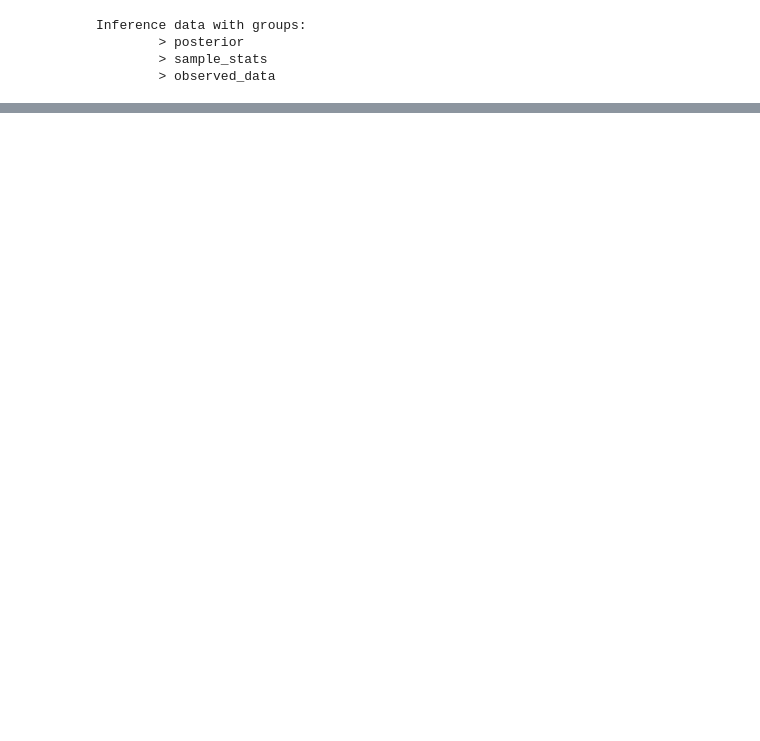
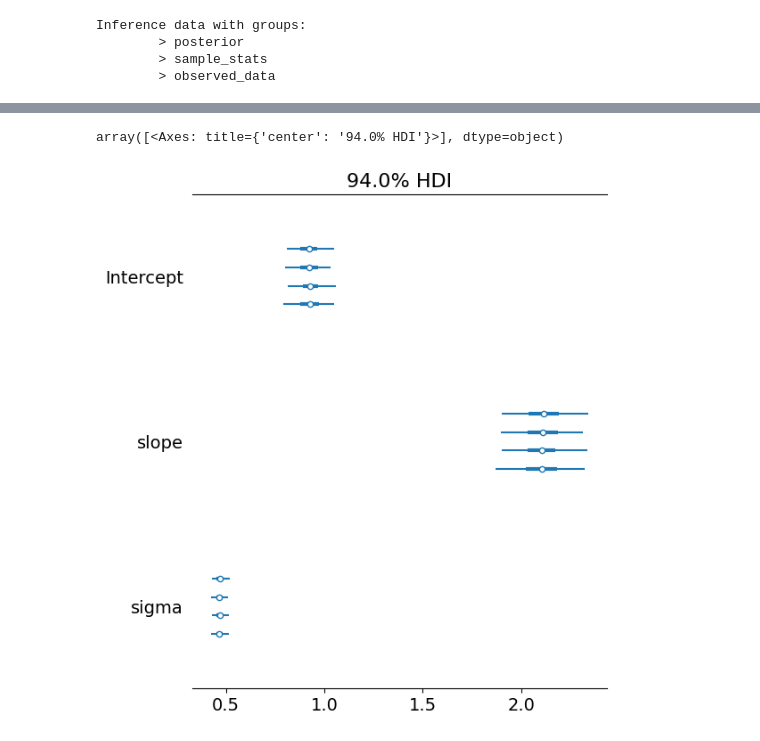
Before and after one commit to banditkings/learning-causal-impact, a Jupyter notebook: notebooks/pymc/0.0-pymc-linear_model.ipynb, the cells around one changed output, grey strips where cells are left out. Cells and saved outputs as stored; diff of their text form; code cells hidden in the pictures; blank space fills up the shorter version.

```diff
--- a/notebooks/pymc/0.0-pymc-linear_model.ipynb
+++ b/notebooks/pymc/0.0-pymc-linear_model.ipynb
@@ -51,12 +93,13 @@ data
 # %% [markdown]
 Model Estimation Syntax with pymc, takes about 5-9 sec.
 # %%
-with Model() as model:  # model specifications in PyMC are wrapped in a with-statement
+with pm.Model() as model:  # model specifications in PyMC are wrapped in a with-statement
     # Define priors
-    sigma = HalfCauchy("sigma", beta=10)
-    intercept = Normal("Intercept", 0, sigma=20)
-    slope = Normal("slope", 0, sigma=20)
+    sigma = pm.HalfCauchy("sigma", beta=10)
+    intercept = pm.Normal("Intercept", 0, sigma=20)
+    slope = pm.Normal("slope", 0, sigma=20)
 
     # Define likelihood
-    likelihood = Normal("y", mu=intercept + slope * x, sigma=sigma, observed=y)
+    mu = intercept + slope * x
+    likelihood = pm.Normal("y", mu=mu, sigma=sigma, observed=y)
 # %% [markdown]
@@ -65,7 +108,7 @@ The base `pymc` sampler takes like 6 sec:
 with model:
     # Inference!
     # draw 3000 posterior samples using NUTS sampling
-    idata = pm.sample(3000, nuts_sampler='pymc')
+    idata = pm.sample(1000, nuts_sampler='pymc')
 # %% [output]
 Auto-assigning NUTS sampler...
 Initializing NUTS using jitter+adapt_diag...
@@ -95,0 +188,5 @@ Inference data with groups:
+# %%
+az.plot_forest(idata)
+# %% [output]
+array([<Axes: title={'center': '94.0% HDI'}>], dtype=object)
+[figure, added]
```
Also changed, not shown: parts of 21 cells of this notebook, 3 other files.
